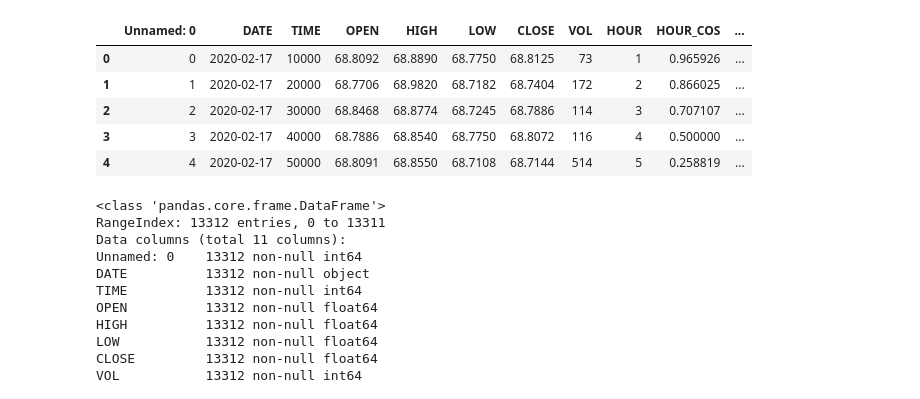
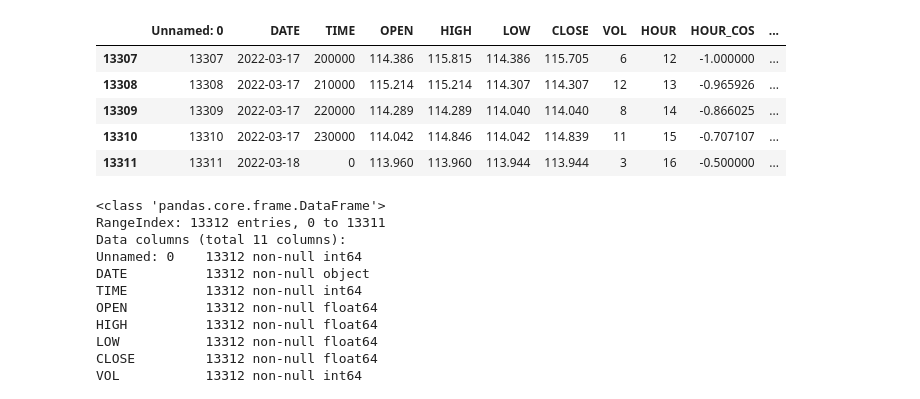
Before and after one commit to profMsaif/news-rubles, a Jupyter notebook: testing-prophet-for-time-series-prediction.ipynb, the cells around one changed output. Saved outputs shown, nothing was run; the diff lists cells and outputs as text; code cells hidden in the pictures.

```diff
--- a/testing-prophet-for-time-series-prediction.ipynb
+++ b/testing-prophet-for-time-series-prediction.ipynb
@@ -34,14 +34,14 @@ sns.set()
 # %%
 df = pd.read_csv('../input/eurrub/EURUB.csv', )
 
-df.head()
+df.tail()
 # %% [output]
 |  | Unnamed: 0 | DATE | TIME | OPEN | HIGH | LOW | CLOSE | VOL | HOUR | HOUR_COS | ... |
-| 0 | 0 | 2020-02-17 | 10000 | 68.8092 | 68.8890 | 68.7750 | 68.8125 | 73 | 1 | 0.965926 | ... |
-| 1 | 1 | 2020-02-17 | 20000 | 68.7706 | 68.9820 | 68.7182 | 68.7404 | 172 | 2 | 0.866025 | ... |
-| 2 | 2 | 2020-02-17 | 30000 | 68.8468 | 68.8774 | 68.7245 | 68.7886 | 114 | 3 | 0.707107 | ... |
-| 3 | 3 | 2020-02-17 | 40000 | 68.7886 | 68.8540 | 68.7750 | 68.8072 | 116 | 4 | 0.500000 | ... |
-| 4 | 4 | 2020-02-17 | 50000 | 68.8091 | 68.8550 | 68.7108 | 68.7144 | 514 | 5 | 0.258819 | ... |
+| 13307 | 13307 | 2022-03-17 | 200000 | 114.386 | 115.815 | 114.386 | 115.705 | 6 | 12 | -1.000000 | ... |
+| 13308 | 13308 | 2022-03-17 | 210000 | 115.214 | 115.214 | 114.307 | 114.307 | 12 | 13 | -0.965926 | ... |
+| 13309 | 13309 | 2022-03-17 | 220000 | 114.289 | 114.289 | 114.040 | 114.040 | 8 | 14 | -0.866025 | ... |
+| 13310 | 13310 | 2022-03-17 | 230000 | 114.042 | 114.846 | 114.042 | 114.839 | 11 | 15 | -0.707107 | ... |
+| 13311 | 13311 | 2022-03-18 | 0 | 113.960 | 113.960 | 113.944 | 113.944 | 3 | 16 | -0.500000 | ... |
 # %%
 df.info()
 # %% [output]
```
Also changed, not shown: parts of 16 cells of this notebook.
